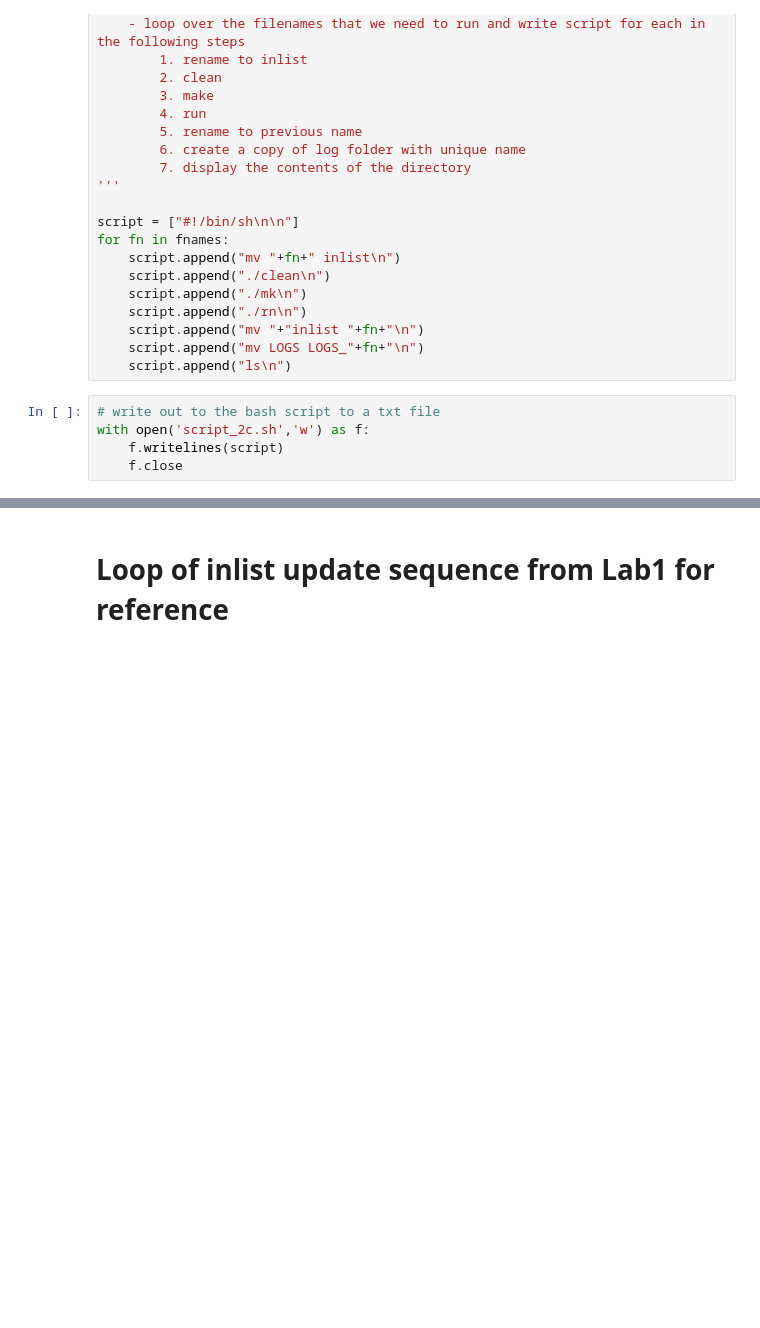
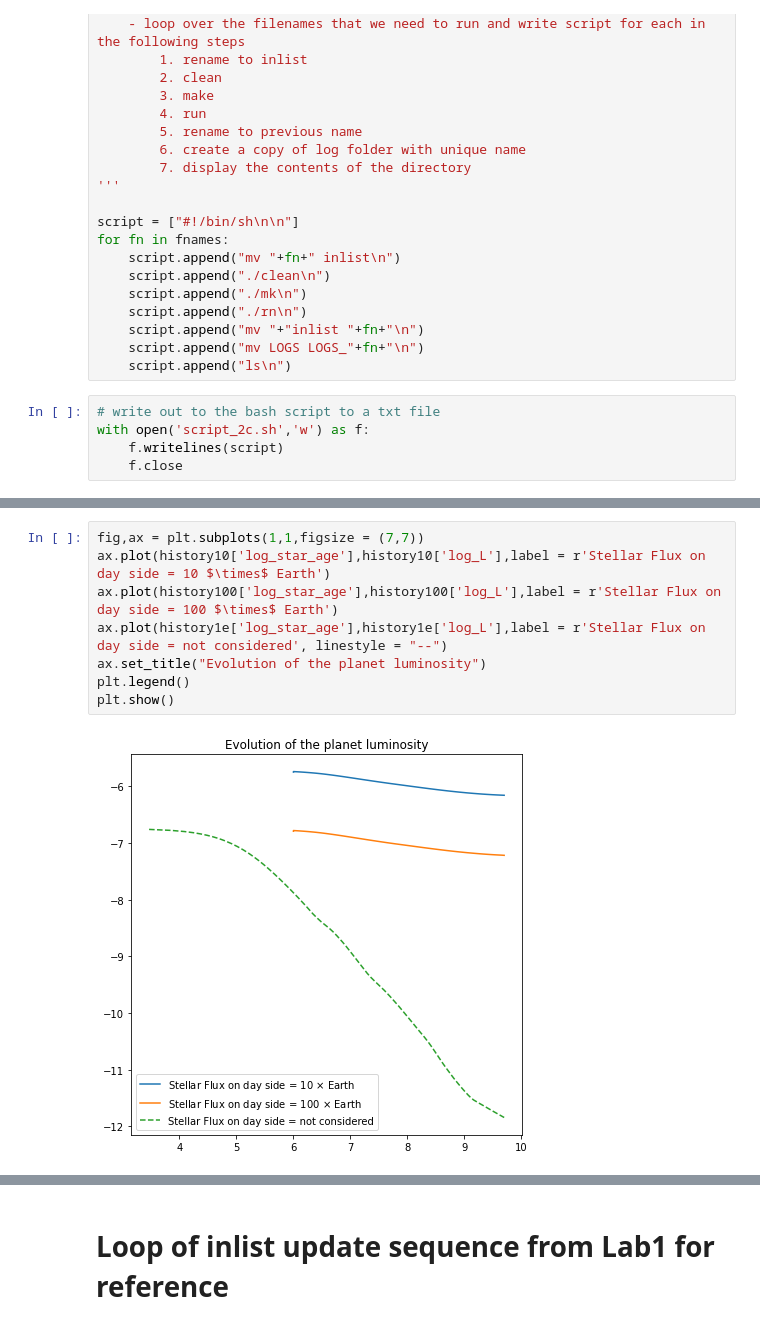
Before and after one commit to aqstrw/eia_lab2, a Jupyter notebook: Lab2_calculations.ipynb, the cells around one changed output, grey strips where cells are left out. Drawn from its saved outputs; the diff is of its cells as text; blank space fills up the shorter version.

```diff
--- a/Lab2_calculations.ipynb
+++ b/Lab2_calculations.ipynb
@@ -318,0 +399,10 @@ with open('script_2c.sh','w') as f:
+# %%
+fig,ax = plt.subplots(1,1,figsize = (7,7))
+ax.plot(history10['log_star_age'],history10['log_L'],label = r'Stellar Flux on day side = 10 $\times$ Earth')
+ax.plot(history100['log_star_age'],history100['log_L'],label = r'Stellar Flux on day side = 100 $\times$ Earth')
+ax.plot(history1e['log_star_age'],history1e['log_L'],label = r'Stellar Flux on day side = not considered', linestyle = "--")
+ax.set_title("Evolution of the planet luminosity")
+plt.legend()
+plt.show()
+# %% [output]
+[figure, added]
```
Also changed, not shown: parts of 23 cells of this notebook, 3 other files.
